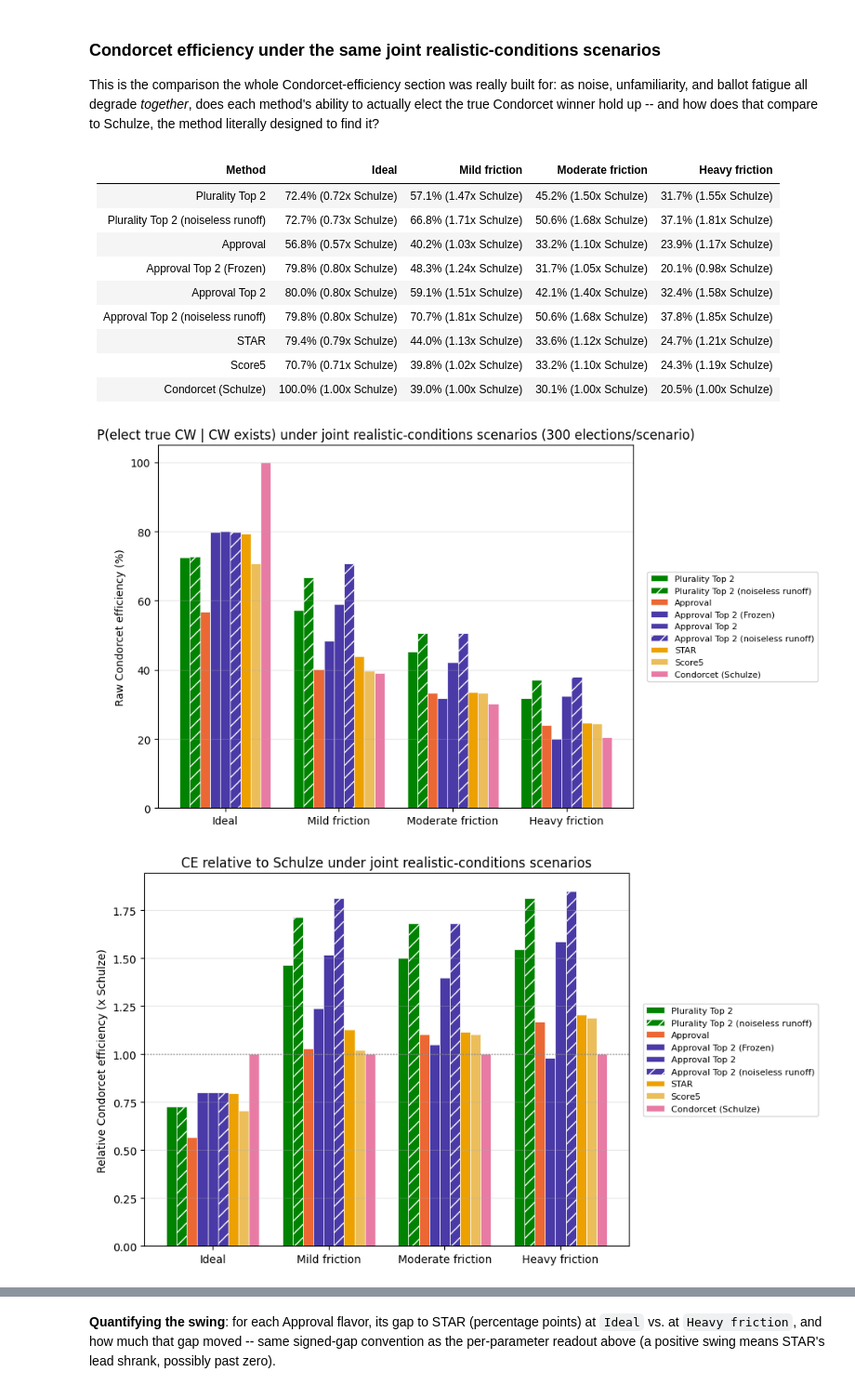
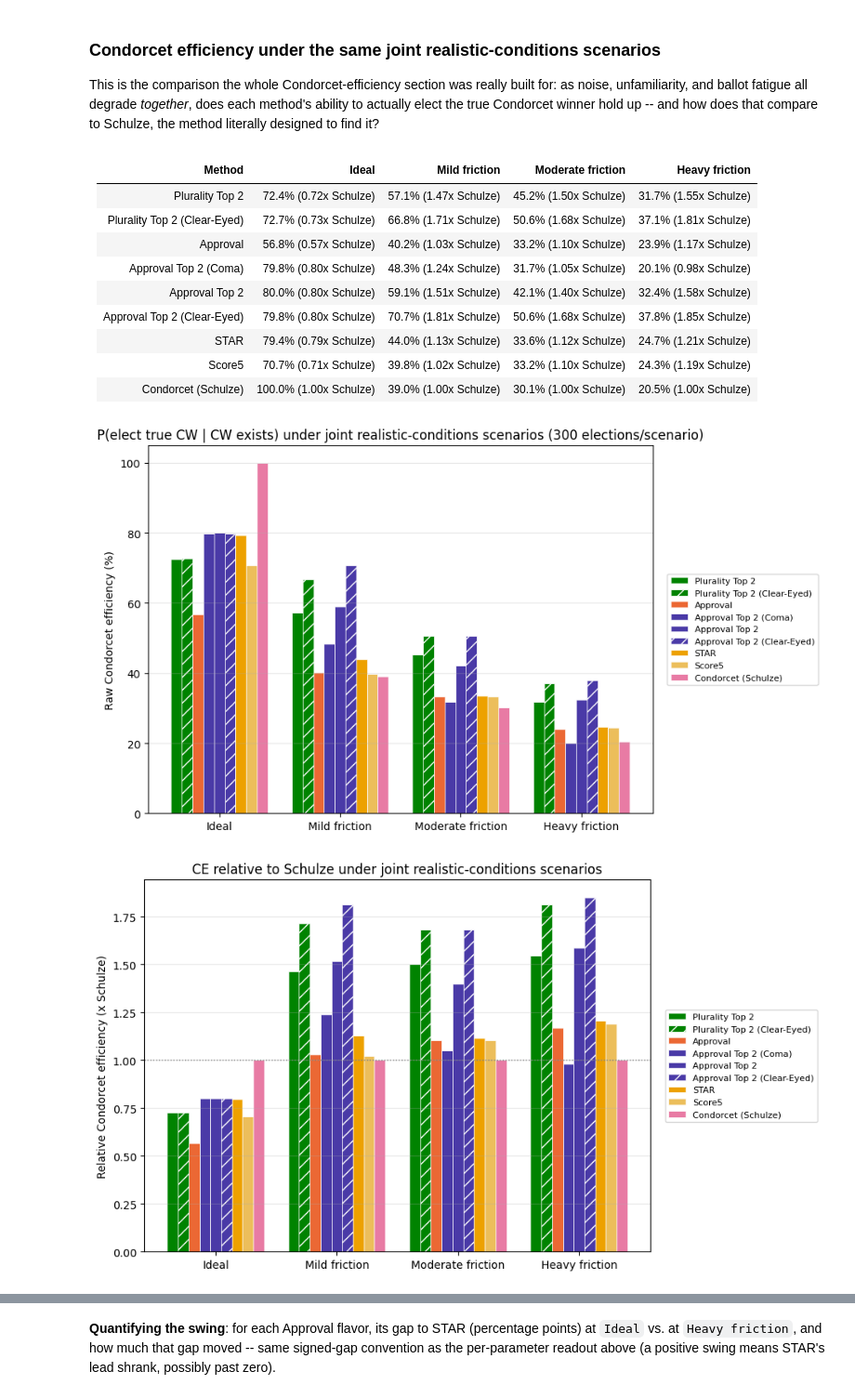
Before and after one commit to eigentaylor/eigentaylor.github.io, a Jupyter notebook: assets/jupyter/vse_simulation.ipynb, the cells around one changed output, grey strips where cells are left out. Shown at 93% size. Saved outputs shown, nothing was run; the diff lists cells and outputs as text; code cells hidden in the pictures.

```diff
--- a/assets/jupyter/vse_simulation.ipynb
+++ b/assets/jupyter/vse_simulation.ipynb
@@ -2716,20 +2661,20 @@ SWEEP_NITER = 500
 SWEEP_VALUES = [0.0, 0.3, 0.5, 0.7, 0.85, 1.0]
 
 # epistemic_t sweeps every method; awareness_alpha/fatigue_l are restricted to PRE_NOISE_METHODS --
-# see the section markdown above for why. "Approval Top 2 (Frozen)" reacts ONLY to awareness_alpha
+# see the section markdown above for why. "Approval Top 2 (Coma)" reacts ONLY to awareness_alpha
 # (its runoff reapplies friction at the primary's own awareness_alpha, fatigue pinned to 1.0 -- see
 # Top2Base.__init__) -- both epistemic_t and fatigue_l are held at 1.0 throughout their own
-# sweeps, so Frozen would be identical to plain "Approval Top 2" at EVERY point of those two
+# sweeps, so Coma would be identical to plain "Approval Top 2" at EVERY point of those two
 # sweeps, not just one redundant endpoint. Excluded from both entirely rather than left in to
 # silently overlap; kept in the awareness_alpha sweep (via PRE_NOISE_METHODS, unchanged) where it's
 # genuinely distinct.
-_FROZEN_LABEL = "Approval Top 2 (Frozen)"
-METHODS_NO_FROZEN = [(label, m) for label, m in METHODS if label != _FROZEN_LABEL]
-PRE_NOISE_METHODS_NO_FROZEN = [(label, m) for label, m in PRE_NOISE_METHODS if label != _FROZEN_LABEL]
+_COMA_LABEL = "Approval Top 2 (Coma)"
+METHODS_NO_COMA = [(label, m) for label, m in METHODS if label != _COMA_LABEL]
+PRE_NOISE_METHODS_NO_COMA = [(label, m) for label, m in PRE_NOISE_METHODS if label != _COMA_LABEL]
 SWEEP_PARAMS = [
-    ("epistemic_t", METHODS_NO_FROZEN),
+    ("epistemic_t", METHODS_NO_COMA),
     ("awareness_alpha", PRE_NOISE_METHODS),
-    ("fatigue_l", PRE_NOISE_METHODS_NO_FROZEN),
+    ("fatigue_l", PRE_NOISE_METHODS_NO_COMA),
 ]
 
 sweep_results_by_param = {}  # param -> {value: {(label, chooser): (mean, ci)}}
@@ -2739,7 +2684,7 @@ _sweep_values_to_run = [v for v in SWEEP_VALUES if v != 1.0]
 for sweep_param, param_methods in SWEEP_PARAMS:
     _param_start = time.perf_counter()
     _labels = [label for label, _ in param_methods]
-    # 1.0 ("Ideal") is the same scenario as Section 10's initial run for every parameter --
+    # 1.0 ("Ideal") is the same scenario as Section 9's initial run for every parameter --
     # reuse its already-computed (higher-precision, NITER=500) result instead of re-simulating
     # it, and share ONE electorate pool per parameter (common random numbers) across every value
     # that IS simulated, rather than each drawing its own independent batch.
@@ -2858,13 +2793,13 @@ simulation) to isolate the runoff step's own effect.
 # %%
-COMPARE_LABELS = ["Plurality Top 2", "Plurality Top 2 (noiseless runoff)", "Approval", "Approval Top 2 (Frozen)", "Approval Top 2",
-                   "Approval Top 2 (noiseless runoff)", "STAR", "Score5", "Condorcet (Schulze)"]
+COMPARE_LABELS = ["Plurality Top 2", "Plurality Top 2 (Clear-Eyed)", "Approval", "Approval Top 2 (Coma)", "Approval Top 2",
+                   "Approval Top 2 (Clear-Eyed)", "STAR", "Score5", "Condorcet (Schulze)"]
 
-# No new simulation here -- Section 14 already swept every method (epistemic_t) or every
+# No new simulation here -- Section 13 already swept every method (epistemic_t) or every
 # PRE_NOISE_METHODS method (awareness_alpha/fatigue_l) across all three parameters; this just
-# filters those already-computed results down to the 6 labels above. "Approval Top 2 (noiseless
-# runoff)" is simply absent from the awareness_alpha/fatigue_l dicts (Section 14 never simulated it
-# there), not filtered out here -- see Section 14's markdown for why. "Score5" is included so it
-# rides along as a no-runoff reference line on every chart below; Section 20 reuses this same
+# filters those already-computed results down to the 6 labels above. "Approval Top 2 (clear-eyed
+# runoff)" is simply absent from the awareness_alpha/fatigue_l dicts (Section 13 never simulated it
+# there), not filtered out here -- see Section 13's markdown for why. "Score5" is included so it
+# rides along as a no-runoff reference line on every chart below; Section 16 reuses this same
 # compare_by_param (and the joint_results built from COMPARE_LABELS further down) instead of
 # running its own separate STAR-vs-Score5 simulation.
 compare_by_param = {
@@ -3160,7 +3082,7 @@ _x = np.arange(len(_scenario_names))
 for i, label in enumerate(COMPARE_LABELS):
     vses = [joint_results[name][(label, "honBallot")][0] * 100 for name in _scenario_names]
     cis = [joint_results[name][(label, "honBallot")][1] * 100 for name in _scenario_names]
-    hatch = "//" if "noiseless runoff" in label else None
+    hatch = "//" if "Clear-Eyed" in label else None
     ax.bar(_x + i * _bar_width, vses, _bar_width, yerr=cis, capsize=3,
            color=METHOD_COLORS[label], hatch=hatch, label=label, edgecolor="white", linewidth=0.5)
 ax.set_xticks(_x + _bar_width * (_n_labels - 1) / 2)
@@ -3214,7 +3136,7 @@ for i, label in enumerate(COMPARE_LABELS):
         (joint_ce_results[name].get((label, "honBallot")) or float("nan")) * 100
         for name in _scenario_names
     ]
-    hatch = "//" if "noiseless runoff" in label else None
+    hatch = "//" if "Clear-Eyed" in label else None
     ax.bar(_x + i * _bar_width, ces, _bar_width,
            color=METHOD_COLORS[label], hatch=hatch, label=label, edgecolor="white", linewidth=0.5)
 ax.set_xticks(_x + _bar_width * (_n_labels - 1) / 2)
@@ -3229,40 +3151,40 @@ plt.show()
 | Method | Ideal | Mild friction | Moderate friction | Heavy friction |
 |---|---|---|---|---|
 | Plurality Top 2 | 72.4% (0.72x Schulze) | 57.1% (1.47x Schulze) | 45.2% (1.50x Schulze) | 31.7% (1.55x Schulze) |
-| Plurality Top 2 (noiseless runoff) | 72.7% (0.73x Schulze) | 66.8% (1.71x Schulze) | 50.6% (1.68x Schulze) | 37.1% (1.81x Schulze) |
+| Plurality Top 2 (Clear-Eyed) | 72.7% (0.73x Schulze) | 66.8% (1.71x Schulze) | 50.6% (1.68x Schulze) | 37.1% (1.81x Schulze) |
 | Approval | 56.8% (0.57x Schulze) | 40.2% (1.03x Schulze) | 33.2% (1.10x Schulze) | 23.9% (1.17x Schulze) |
-| Approval Top 2 (Frozen) | 79.8% (0.80x Schulze) | 48.3% (1.24x Schulze) | 31.7% (1.05x Schulze) | 20.1% (0.98x Schulze) |
+| Approval Top 2 (Coma) | 79.8% (0.80x Schulze) | 48.3% (1.24x Schulze) | 31.7% (1.05x Schulze) | 20.1% (0.98x Schulze) |
 | Approval Top 2 | 80.0% (0.80x Schulze) | 59.1% (1.51x Schulze) | 42.1% (1.40x Schulze) | 32.4% (1.58x Schulze) |
-| Approval Top 2 (noiseless runoff) | 79.8% (0.80x Schulze) | 70.7% (1.81x Schulze) | 50.6% (1.68x Schulze) | 37.8% (1.85x Schulze) |
+| Approval Top 2 (Clear-Eyed) | 79.8% (0.80x Schulze) | 70.7% (1.81x Schulze) | 50.6% (1.68x Schulze) | 37.8% (1.85x Schulze) |
 | STAR | 79.4% (0.79x Schulze) | 44.0% (1.13x Schulze) | 33.6% (1.12x Schulze) | 24.7% (1.21x Schulze) |
 | Score5 | 70.7% (0.71x Schulze) | 39.8% (1.02x Schulze) | 33.2% (1.10x Schulze) | 24.3% (1.19x Schulze) |
 | Condorcet (Schulze) | 100.0% (1.00x Schulze) | 39.0% (1.00x Schulze) | 30.1% (1.00x Schulze) | 20.5% (1.00x Schulze) |
-[figure, old version]
+[figure, new version]
 # %%
 # Same layout as the raw-CE chart above, but relative to Schulze's own CE at each scenario --
 # computed once here and reused, rather than recomputing relative_ce(...) per method per scenario.
 joint_rel_ce_results = {name: relative_ce(joint_ce_results[name]) for name in _scenario_names}
 
 fig, ax = plt.subplots(figsize=(9.5, 5.5))
 for i, label in enumerate(COMPARE_LABELS):
     rels = [
         joint_rel_ce_results[name].get((label, "honBallot"), float("nan"))
         for name in _scenario_names
     ]
-    hatch = "//" if "noiseless runoff" in label else None
+    hatch = "//" if "Clear-Eyed" in label else None
     ax.bar(_x + i * _bar_width, rels, _bar_width,
            color=METHOD_COLORS[label], hatch=hatch, label=label, edgecolor="white", linewidth=0.5)
 ax.axhline(1.0, color="gray", linewidth=1, linestyle=":")  # "same as Schulze"
 ax.set_xticks(_x + _bar_width * (_n_labels - 1) / 2)
 ax.set_xticklabels(_scenario_names)
 ax.set_ylabel("Relative Condorcet efficiency (x Schulze)")
 ax.set_title("CE relative to Schulze under joint realistic-conditions scenarios")
 ax.legend(fontsize=8, loc="center left", bbox_to_anchor=(1.02, 0.5))
 ax.grid(True, axis="y", alpha=0.3)
 plt.tight_layout()
 plt.show()
 # %% [output]
-[figure, old version]
+[figure, new version]
 # %% [markdown]
 ### Range view: the same joint scenarios, broken out by strategy level
 
```
Also changed, not shown: parts of 48 cells of this notebook.
